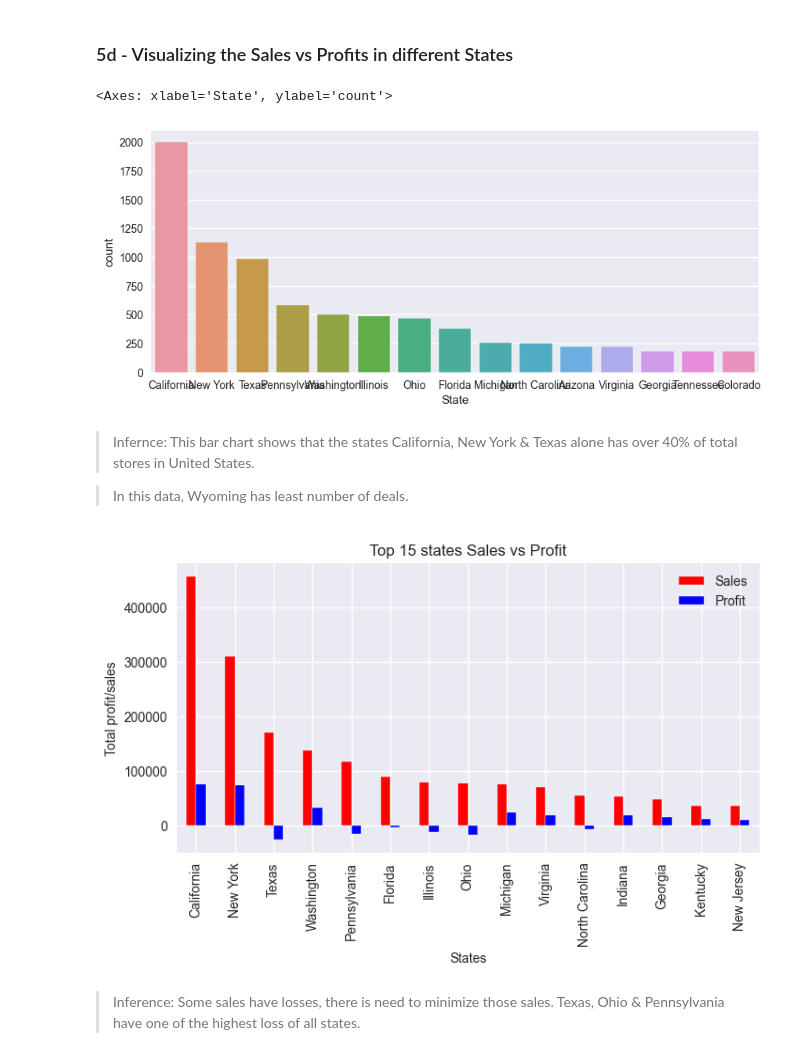
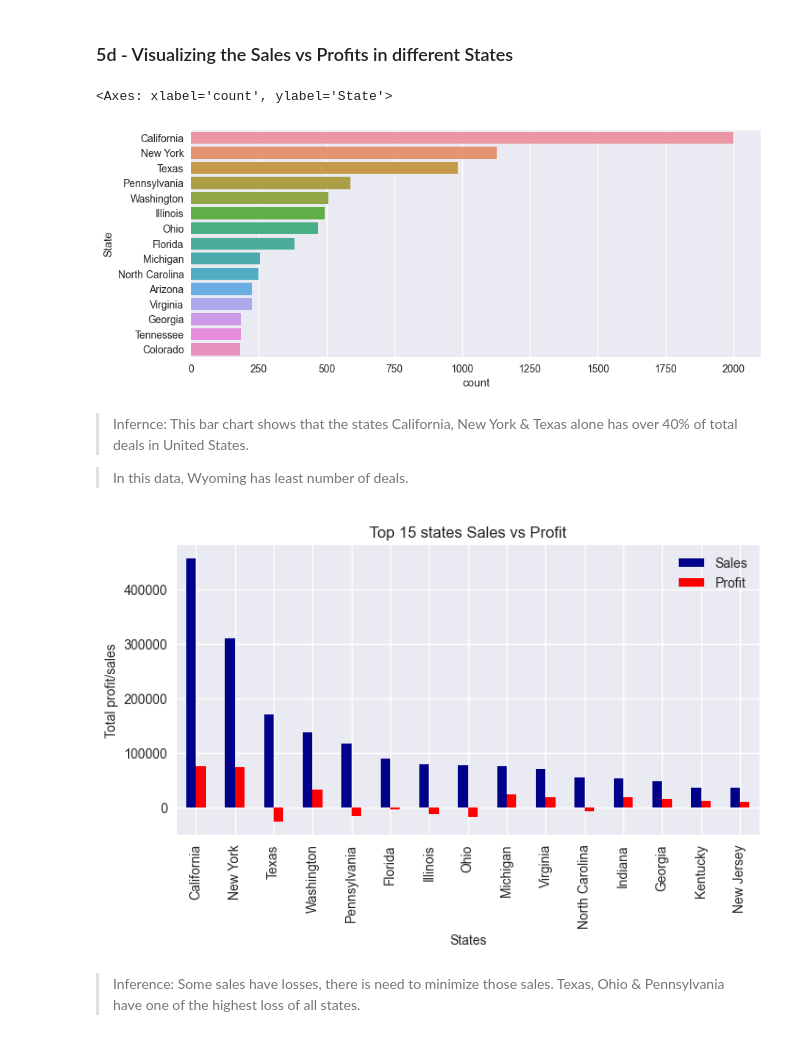
Before and after one commit to PranshuSingh256/Sparks-Foundation-Tasks, a Jupyter notebook: T3 Retail.ipynb, the cells around one changed output. Saved outputs shown, nothing was run; the diff lists cells and outputs as text; code cells hidden in the pictures.

```diff
--- a/T3 Retail.ipynb
+++ b/T3 Retail.ipynb
@@ -269,18 +269,17 @@ array([<Axes: ylabel='Sales'>, <Axes: ylabel='Discount'>,
 ### 5d - Visualizing the Sales vs Profits in different States
 # %%
 plt.figure(figsize=(10,4))
-sns.countplot(x=store_data.State,order=(store_data.State.value_counts().head(15)).index)
+sns.countplot(y=store_data.State,order=(store_data.State.value_counts().head(15)).index)
 # %% [output]
-<Axes: xlabel='State', ylabel='count'>
+<Axes: xlabel='count', ylabel='State'>
-[figure, old version]
+[figure, new version]
 # %% [markdown]
-> Infernce: This bar chart shows that the states California, New York & Texas alone has over 40% of total stores in United States.
+> Infernce: This bar chart shows that the states California, New York & Texas alone has over 40% of total deals in United States.
 
 > In this data, Wyoming has least number of deals.
 # %%
 state=store_data.groupby('State')[['Sales','Profit']].sum().sort_values(by='Sales',ascending=False)
-state[:15].plot(kind='bar', figsize=(8,4), color=['red','blue'])
-plt.title('Profit and sales in top 20 states ', fontsize = '12')
+state[:15].plot(kind='bar', figsize=(8,4), color=['darkblue','red'])
 plt.xlabel('States', fontsize = '10')
 plt.ylabel('Total profit/sales', fontsize='10')
 plt.title("Top 15 states Sales vs Profit",fontsize = '12')
@@ -288,7 +287,7 @@ plt.title("Top 15 states Sales vs Profit",fontsize = '12')
 plt.style.use('seaborn')
 plt.show()
 # %% [output]
-[figure, old version]
+[figure, new version]
 # %% [markdown]
 > Inference: Some sales have losses, there is need to minimize those sales. Texas, Ohio & Pennsylvania have one of the highest loss of all states.
 # %% [markdown]
```
Also changed, not shown: parts of 9 cells of this notebook.
